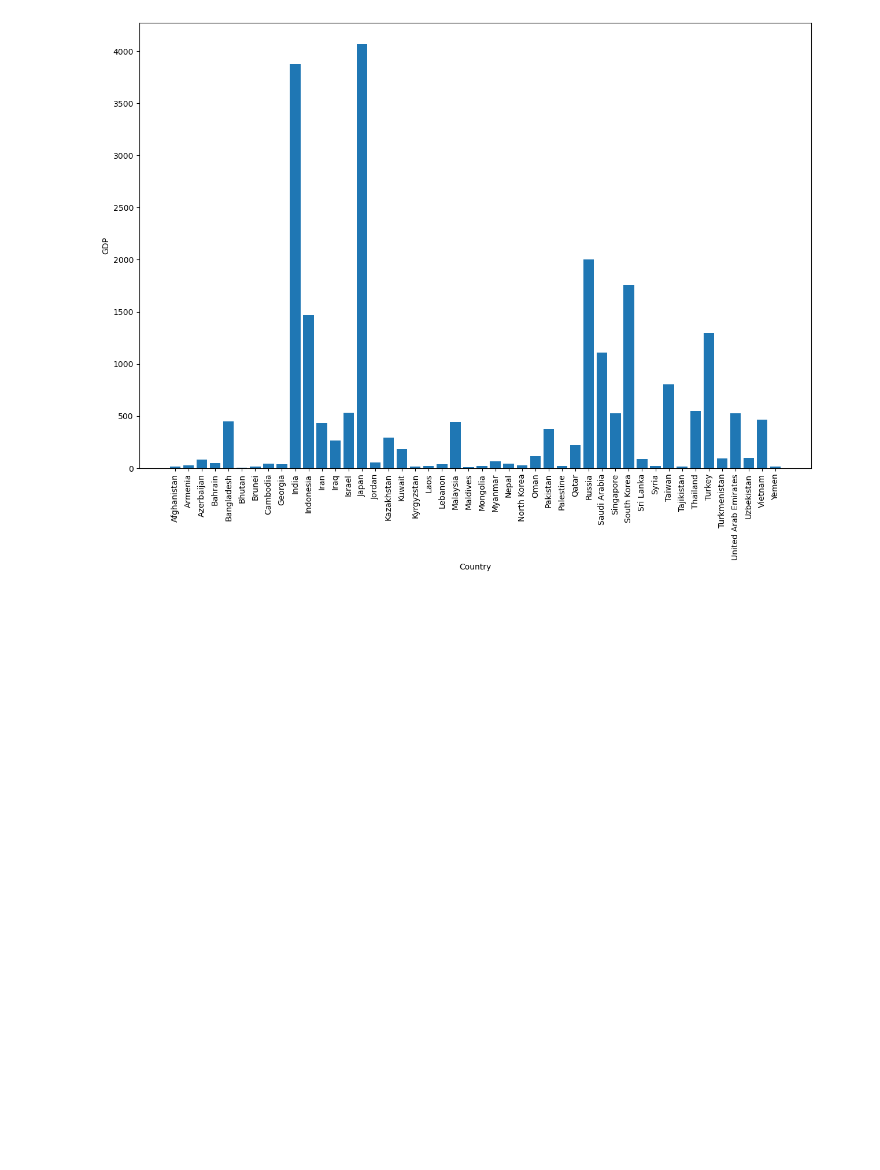
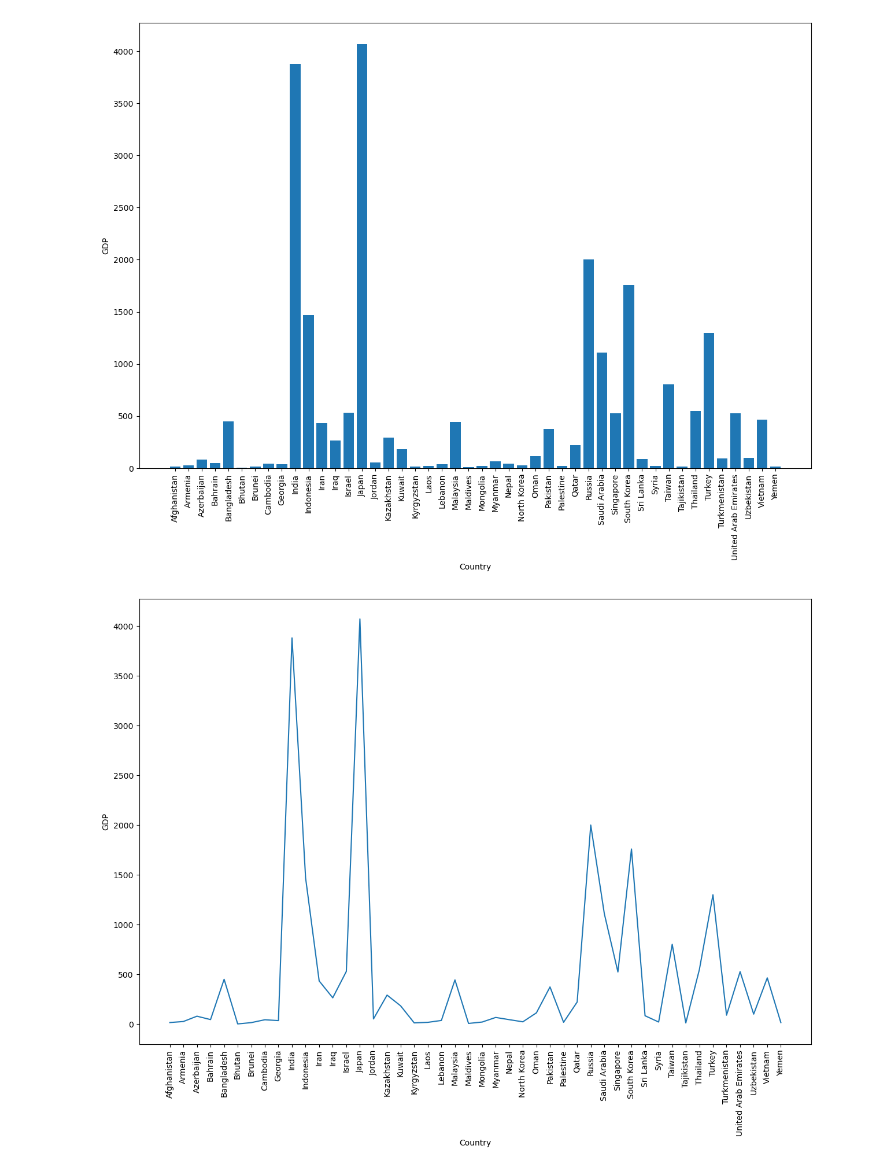
Before and after one commit to Swadeep006/Data_Analytics_PTP, a Jupyter notebook: Data_Collection.ipynb, the cells around one changed output. Saved outputs shown, nothing was run; the diff lists cells and outputs as text; code cells hidden in the pictures; blank space fills up the shorter version.

Commit message:
added scatter,bar & plot graphs

```diff
--- a/Data_Collection.ipynb
+++ b/Data_Collection.ipynb
@@ -625,3 +625,14 @@ plt.bar(X,Y)
 plt.show()
 # %% [output]
 [figure]
+# %%
+X=finalDf['Country']
+Y = finalDf['final Gdp in billion']
+plt.figure(figsize=(15,10))
+plt.xticks(rotation=90)
+plt.xlabel('Country')
+plt.ylabel('GDP')
+plt.plot(X,Y)
+plt.show()
+# %% [output]
+[figure, added]
```
Also changed, not shown: parts of 7 cells of this notebook, 1 other file.
